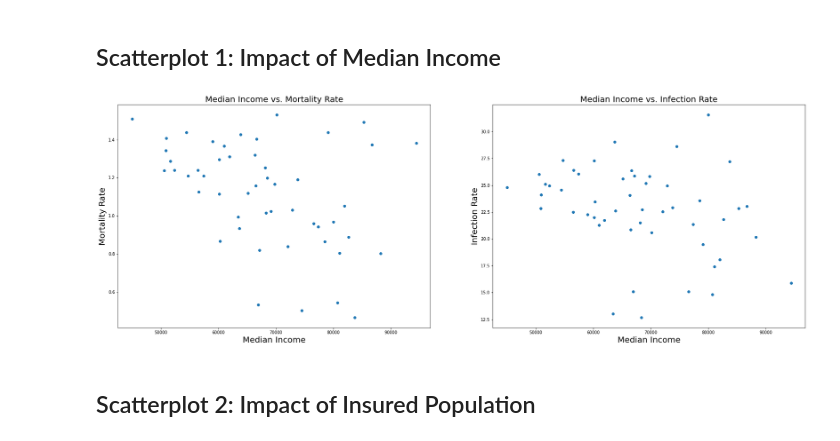
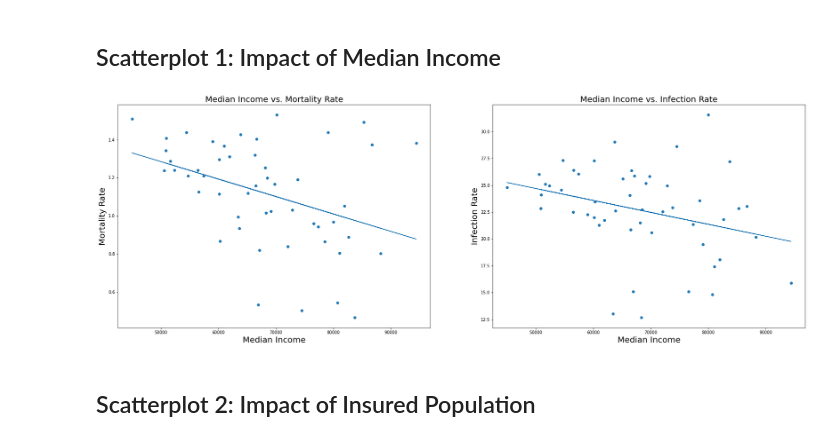
Before and after one commit to EthanLDot/COVID_Socioecon_DataScience_Project, a Jupyter notebook: EDACheckpointGroup029-Wi22.ipynb, the cells around one changed output. Drawn from its saved outputs; the diff is of its cells as text; code cells hidden in the pictures.

```diff
--- a/EDACheckpointGroup029-Wi22.ipynb
+++ b/EDACheckpointGroup029-Wi22.ipynb
@@ -125,7 +94,7 @@ clean_covid_data()
 # %%
 def read_covid_data(month: int, day: int, year: int):
     #retrieve cleaned csv
-    covid_data_url = r".\Cleaned Data\state_covid_data.csv"
+    covid_data_url = r"Cleaned Data/state_covid_data.csv"
     covid_data = pd.read_csv(covid_data_url)
 
     #reformat date parameter to match data values in csv, then get all data from specific date
@@ -388,7 +357,7 @@ def formatDate(month: int,  day: int, year: int) -> str:
 
 def read_covid_data(month: int, day: int, year: int):
     #retrieve cleaned csv
-    covid_data_url = r".\Cleaned Data\state_covid_data.csv"
+    covid_data_url = r"Cleaned Data/state_covid_data.csv"
     covid_data = pd.read_csv(covid_data_url)
 
     #reformat date parameter to match data values in csv, then get all data from specific date
@@ -400,12 +369,12 @@ def read_covid_data(month: int, day: int, year: int):
     return covid_data
 
 def get_labor_data():
-    labor_data_url = './Cleaned Data/state_labor_data.csv'
+    labor_data_url = 'Cleaned Data/state_labor_data.csv'
     labor_data = pd.read_csv(labor_data_url)
     return labor_data
 
 def get_socioeconomic_data():
-    clean_socioeconomic_data_url = r"./Cleaned Data/clean_socioeconomic_data.csv"
+    clean_socioeconomic_data_url = "Cleaned Data/clean_socioeconomic_data.csv"
     soci_data = pd.read_csv(clean_socioeconomic_data_url)
     return soci_data
 
@@ -521,27 +490,33 @@ overall_df
 # %%
 # scatterplot 1 (median_income vs mortality_rate) and (median_income vs infection_rate) (wesley)
 
 #initialize the figure and scatterplots
 fig = plt.figure(figsize = (30, 10))
 ax1 = fig.add_subplot(121)
 ax2 = fig.add_subplot(122)
+
+a1, b1 = np.polyfit(overall_df['median_income'], overall_df['%_mortality_rate'], 1)
+a2, b2 = np.polyfit(overall_df['median_income'], overall_df['%_infection_rate'], 1)
+
 
 #integrate data from overall_df/data from all states
 ax1.scatter(overall_df['median_income'], overall_df['%_mortality_rate'])
 ax2.scatter(overall_df['median_income'], overall_df['%_infection_rate'])
 
 #titles and axis labels
 ax1.set_title('Median Income vs. Mortality Rate', fontsize = 20)
 ax1.set_xlabel('Median Income', fontsize = 20)
 ax1.set_ylabel('Mortality Rate', fontsize = 20)
 
 ax2.set_title('Median Income vs. Infection Rate', fontsize = 20)
 ax2.set_xlabel('Median Income', fontsize = 20)
 ax2.set_ylabel('Infection Rate', fontsize = 20)
 
+ax1.plot(overall_df['median_income'], a1*overall_df['median_income'] + b1)
+ax2.plot(overall_df['median_income'], a2*overall_df['median_income'] + b2)
 plt.show()
 # %% [output]
-[figure, old version]
+[figure, new version]
 # %% [markdown]
 ## Scatterplot 2: Impact of Insured Population
 # %%
```
Also changed, not shown: parts of 4 cells of this notebook.
